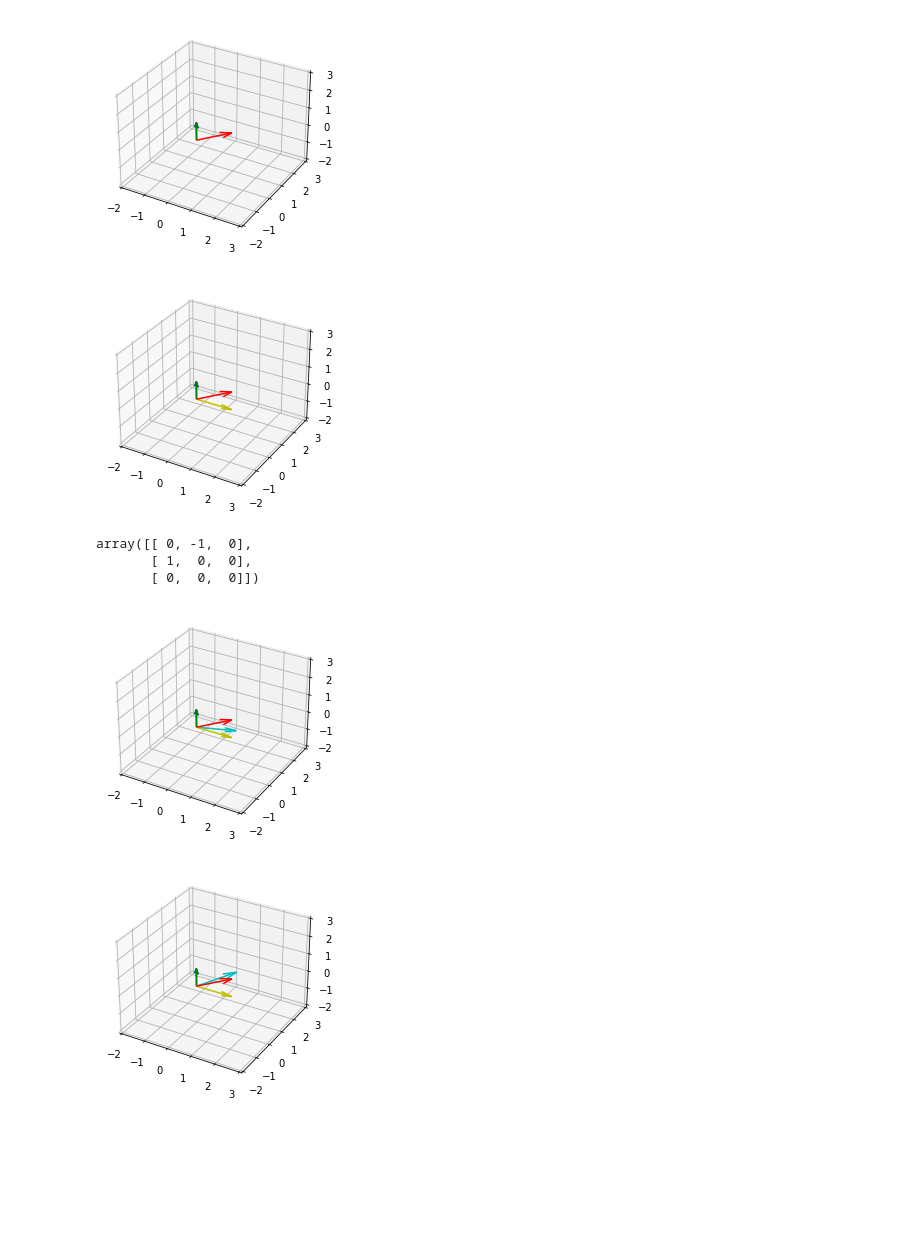
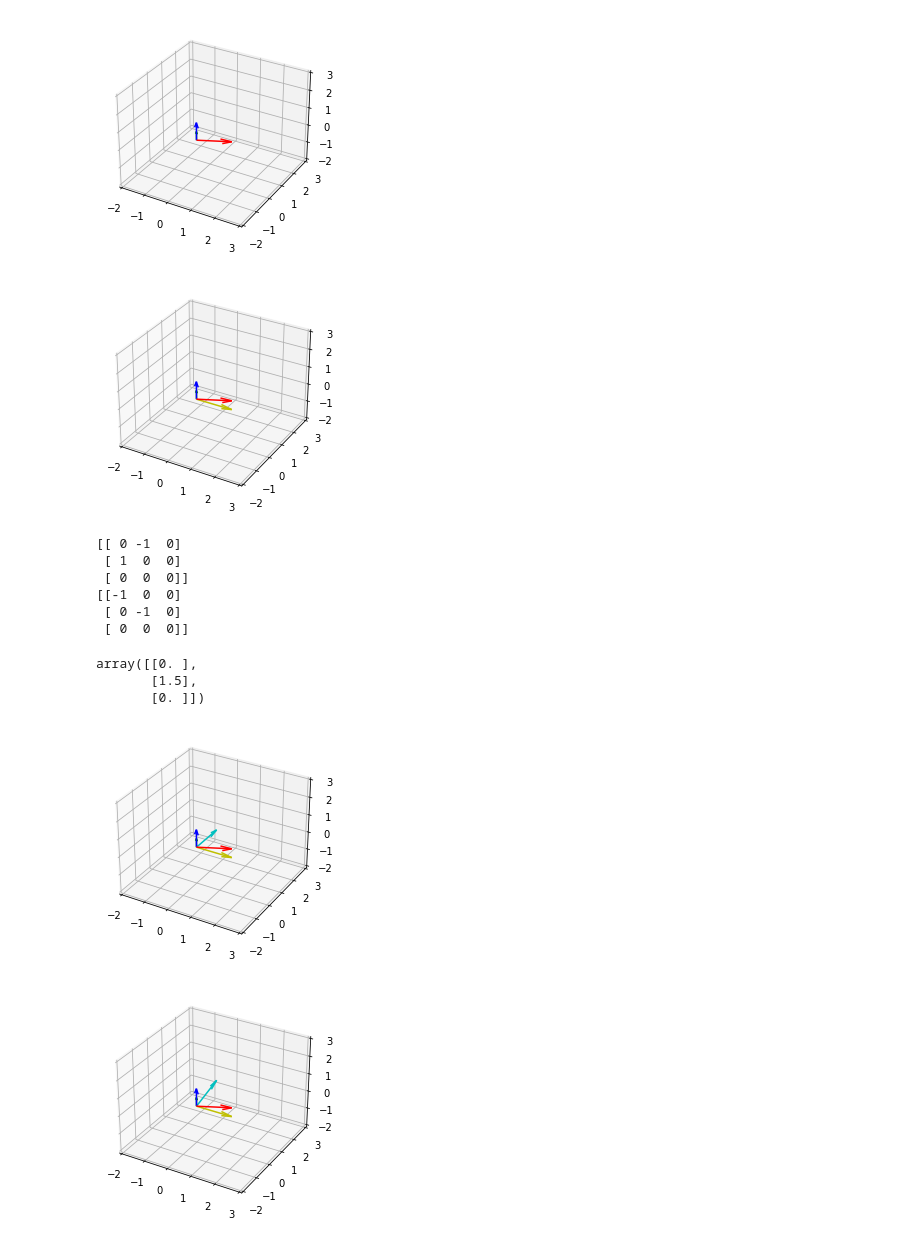
Before and after one commit to ttiagojm/Estudos-Visao-Computacional, a Jupyter notebook: Rotações 3D/Eixo_Angulo.ipynb, the cells around one changed output. Saved outputs shown, nothing was run; the diff lists cells and outputs as text; code cells hidden in the pictures; blank space fills up the shorter version.

Commit message:
Corrigido erro de implementação da representação matricial do eixo rotação no produto vetorial

```diff
--- a/Rotações 3D/Eixo_Angulo.ipynb
+++ b/Rotações 3D/Eixo_Angulo.ipynb
@@ -53,16 +60,25 @@ def plot(*args):
     ax.set_zlim([-2, 3])
 
     for c, vec in args:
+        vec = vec.flatten()
         ax.quiver(0, 0, 0, vec[0], vec[1], vec[2], color=c)
 # %%
 # Nosso v
-v = np.array([1.5, 0, 1])
+v = np.array([
+    [1.5],
+    [0],
+    [0.5]
+])
 
 # Eixo de rotação
-axis_vec = np.array([0, 0, 1])
+axis_vec = np.array([
+    [0],
+    [0],
+    [1]
+])
 
 # Ângulo em radianos
-theta = np.deg2rad(20)
+theta = np.deg2rad(90)
 
 # Plotar vetores
 plot(("r", v), ("b", axis_vec))
@@ -71,47 +87,70 @@ plot(("r", v), ("b", axis_vec))
 # %%
 # v projetado em axis_vec
-v_proj = axis_vec * (axis_vec @ v)
-#v_proj = axis_vec * axis_vec.T * v
+v_proj = axis_vec * (axis_vec.flatten() @ v.flatten())
+
+np.testing.assert_array_almost_equal( v_proj, (axis_vec @ axis_vec.T) @ v)
 
 plot(("r", v), ("b", axis_vec), ("g", v_proj))
 # %% [output]
-[figure, old version]
+[figure, new version]
 # %%
 # Resiudal entre v e v_proj
 
 v_perp = v - v_proj
-#v_perp = (np.identity(3) - axis_vec * axis_vec.T) * v
+
+np.testing.assert_array_almost_equal( v_perp, (np.identity(3) - (axis_vec  @ axis_vec.T)) @ v)
 
 plot(("r", v), ("b", axis_vec), ("g", v_proj), ("y", v_perp))
 # %% [output]
-[figure, old version]
+[figure, new version]
-# %%
-# Operador axis_vec no produto vetorial, representado matricialmente
-axis_vec_cross = np.array([
-    [0, -axis_vec[2], axis_vec[1]],
-    [axis_vec[2], 0, -axis_vec[0]],
-    [-axis_vec[1], axis_vec[0], 0]
-])
-axis_vec_cross
-# %% [output]
-array([[ 0, -1,  0],
-       [ 1,  0,  0],
-       [ 0,  0,  0]])
+# %%
+# Operador axis_vec no produto vetorial, representado matricialmente
+axis_vec_cross = np.array([
+    [0, -axis_vec[2,0], axis_vec[1,0]],
+    [axis_vec[2,0], 0, -axis_vec[0,0]],
+    [-axis_vec[1,0], axis_vec[0,0], 0]
+])
+
+axis_vec_cross_2 = np.array([
+    [-axis_vec[2,0] * axis_vec[2,0] + axis_vec[1,0]*(-axis_vec[1,0]), axis_vec[0,0] * axis_vec[1,0], -axis_vec[0,0] * (-axis_vec[2,0])],
+    [-axis_vec[0,0] * (-axis_vec[1,0]), -axis_vec[2,0]*axis_vec[2,0] + axis_vec[0,0] * (-axis_vec[0,0]), axis_vec[2,0] * axis_vec[1,0]],
+    [axis_vec[0,0] * axis_vec[2,0], -axis_vec[2,0] * (-axis_vec[1,0]), -axis_vec[1,0] * axis_vec[1,0] + axis_vec[0,0] * (-axis_vec[0,0])]
+])
+
+print(axis_vec_cross)
+print(axis_vec_cross_2)
+# %% [output]
+[[ 0 -1  0]
+ [ 1  0  0]
+ [ 0  0  0]]
+[[-1  0  0]
+ [ 0 -1  0]
+ [ 0  0  0]]
 # %%
 # Rotacionar v 90 graus em relação ao axis_vec
 v_x = axis_vec_cross @ v
+v_x
+# %% [output]
+array([[0. ],
+       [1.5],
+       [0. ]])
 # %%
 # Calcular vetor rotacionado no plano
 u_perp = np.cos(theta) * v_perp + np.sin(theta) * v_x
-#u_perp = ( np.sin(theta) * axis_vec_cross - np.cos(theta) * axis_vec_cross**2 ) * v
+
+np.testing.assert_array_almost_equal( u_perp, ( np.sin(theta) * axis_vec_cross - np.cos(theta) * axis_vec_cross_2 ) @ v)
 
 plot(("r", v), ("b", axis_vec), ("g", v_proj), ("y", v_perp), ("c", u_perp))
 # %% [output]
-[figure, old version]
+[figure, new version]
 # %%
 # Calcular vetor rotacionado final
 u = u_perp + v_proj
 
+R = ( np.identity(3) + np.sin(theta) * axis_vec_cross + (1 - np.cos(theta)) * axis_vec_cross_2 )
+
+np.testing.assert_array_almost_equal( u, R @ v)
+
 plot(("r", v), ("b", axis_vec), ("g", v_proj), ("y", v_perp), ("c", u))
 # %% [output]
-[figure, old version]
+[figure, new version]
```
Also changed, not shown: parts of 13 cells of this notebook.
